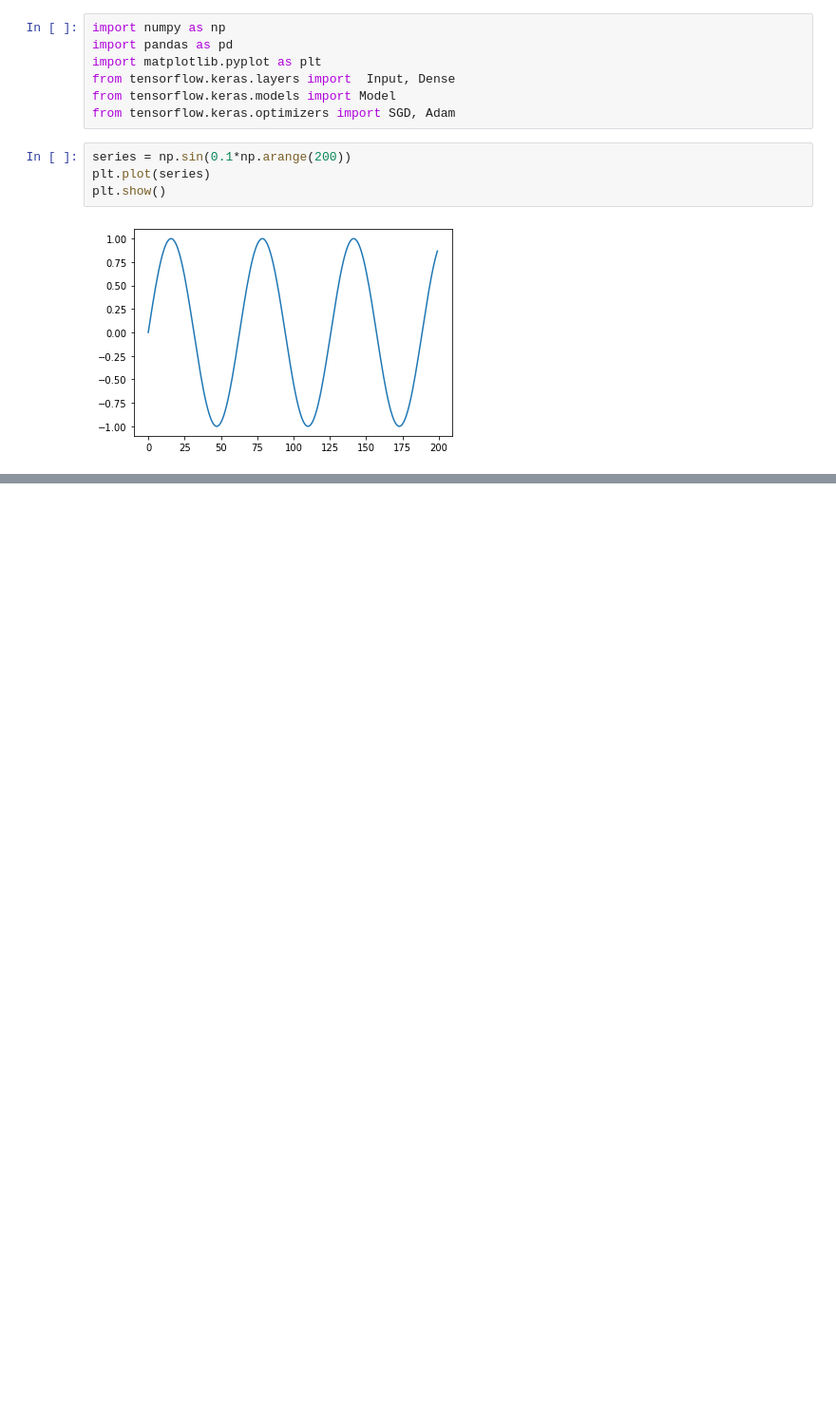
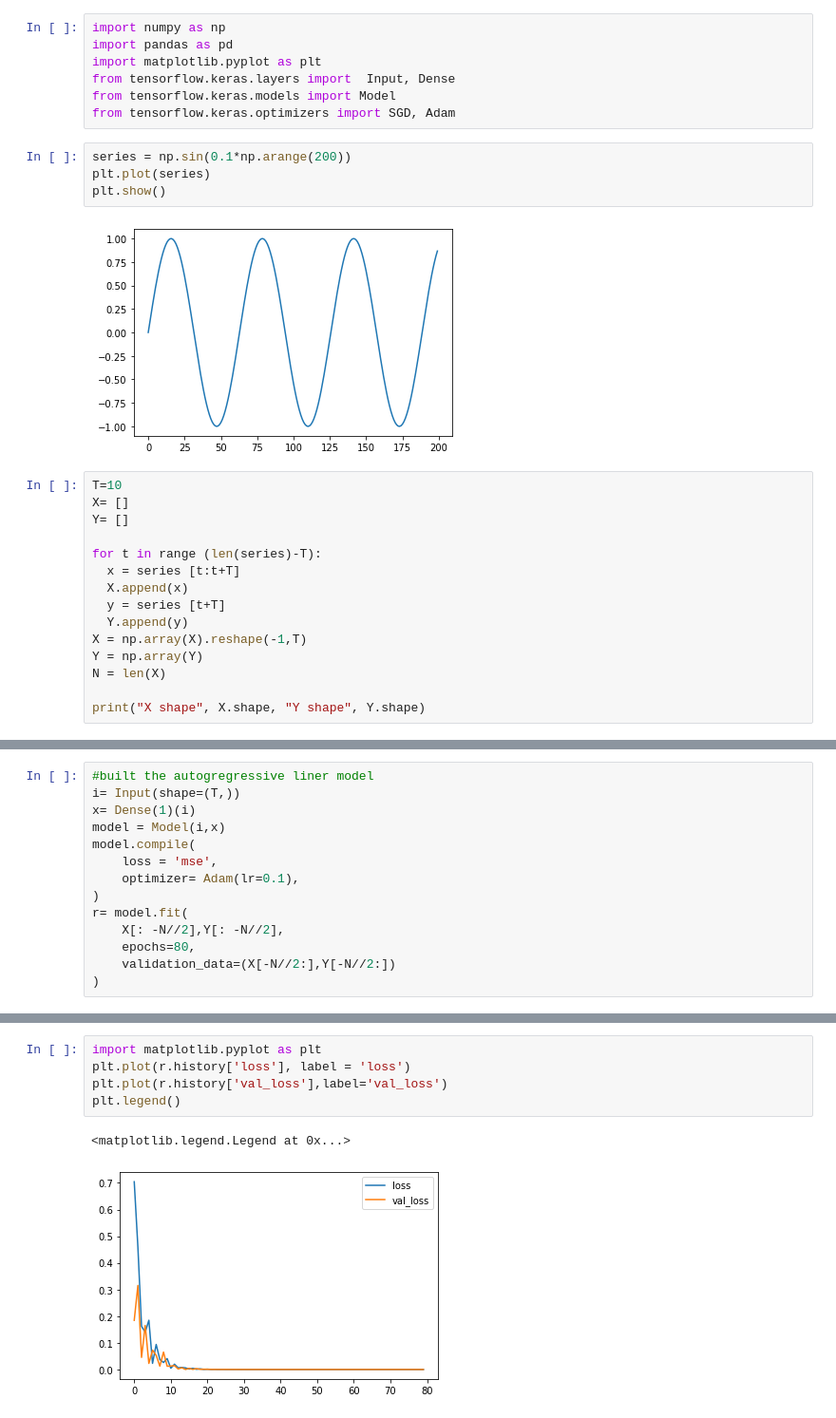
Before and after one commit to cz101/ML-TF, a Jupyter notebook: TF2_0_Autoregressive_Model.ipynb, the cells around one changed output, grey strips where cells are left out. Shown at 95% size. Cells and saved outputs as stored; diff of their text form; blank space fills up the shorter version.

```diff
--- a/TF2_0_Autoregressive_Model.ipynb
+++ b/TF2_0_Autoregressive_Model.ipynb
@@ -18,3 +18,18 @@ plt.plot(series)
 plt.show()
 # %% [output]
 [figure]
+# %%
+T=10
+X= []
+Y= []
+
+for t in range (len(series)-T):
+  x = series [t:t+T]
+  X.append(x)
+  y = series [t+T]
+  Y.append(y)
+X = np.array(X).reshape(-1,T)
+Y = np.array(Y)
+N = len(X)
+
+print("X shape", X.shape, "Y shape", Y.shape)
@@ -20,0 +38,14 @@ plt.show()
+# %%
+#built the autogregressive liner model
+i= Input(shape=(T,))
+x= Dense(1)(i)
+model = Model(i,x)
+model.compile(
+    loss = 'mse',
+    optimizer= Adam(lr=0.1),
+)
+r= model.fit(
+    X[: -N//2],Y[: -N//2],
+    epochs=80,
+    validation_data=(X[-N//2:],Y[-N//2:])
+)
@@ -20,0 +71,8 @@ plt.show()
+# %%
+import matplotlib.pyplot as plt
+plt.plot(r.history['loss'], label = 'loss')
+plt.plot(r.history['val_loss'],label='val_loss')
+plt.legend()
+# %% [output]
+<matplotlib.legend.Legend at 0x...>
+[figure, added]
```
Also changed, not shown: parts of 2 cells of this notebook.
